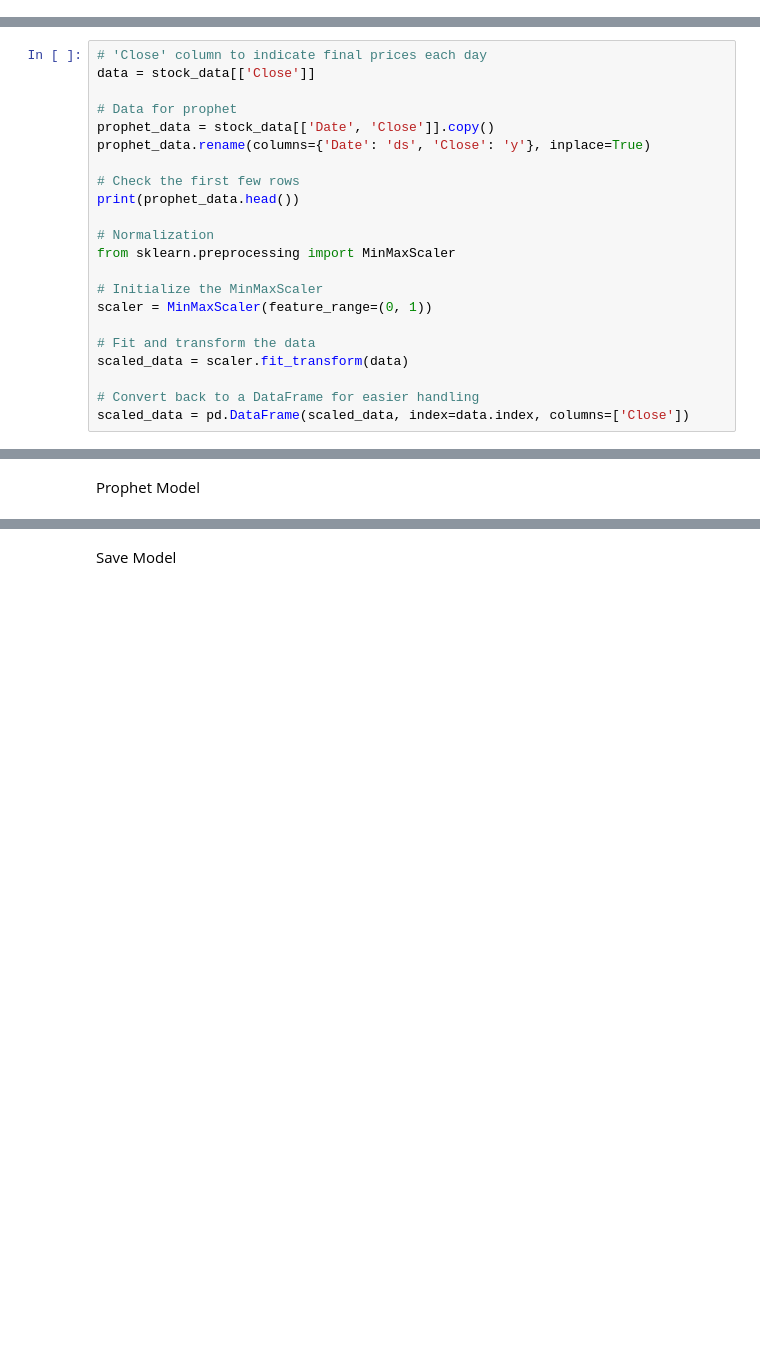
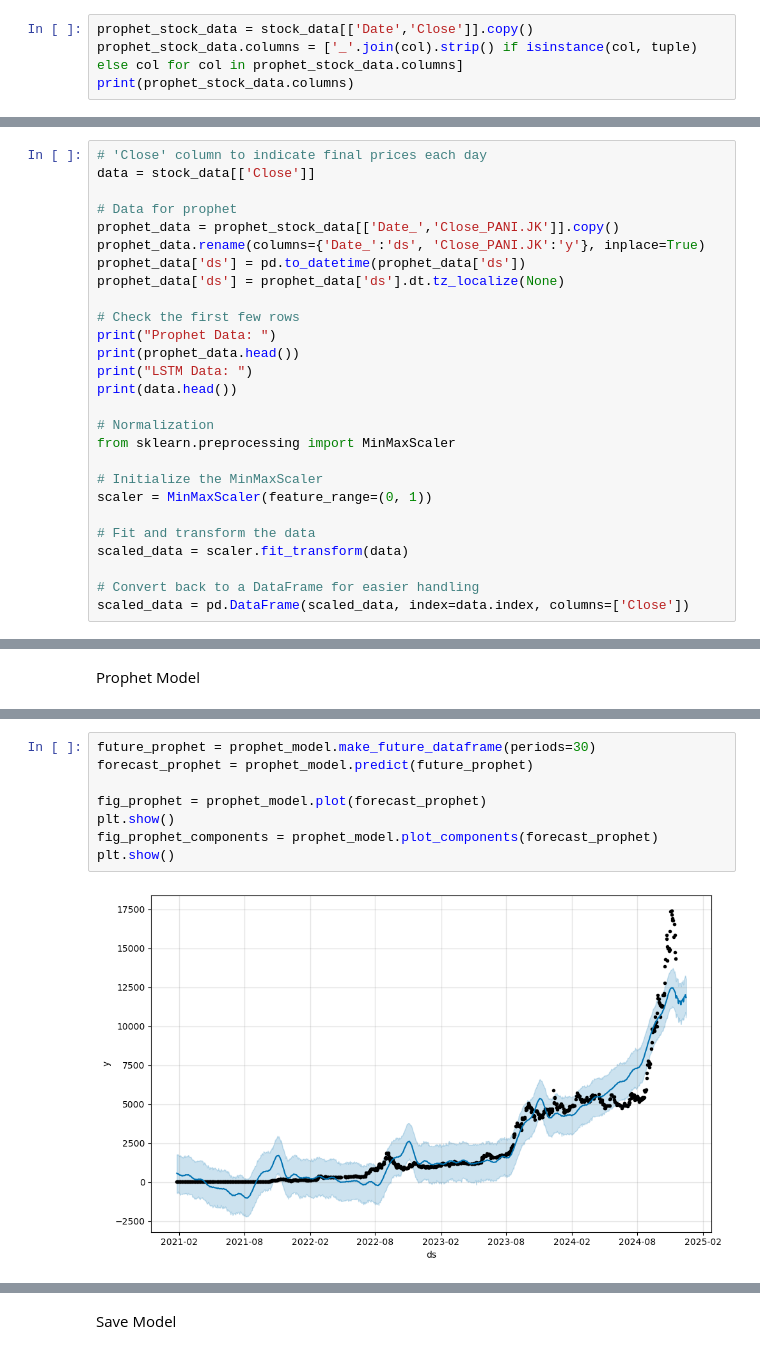
Before and after one commit to Meinya98/Stock-analysis-w-timeseries-model, a Jupyter notebook: models_PANI.ipynb, the cells around one changed output, grey strips where cells are left out. Drawn from its saved outputs; the diff is of its cells as text; blank space fills up the shorter version.

```diff
--- a/models_PANI.ipynb
+++ b/models_PANI.ipynb
@@ -73,0 +85,4 @@ dtype: int64
+# %%
+prophet_stock_data = stock_data[['Date','Close']].copy()
+prophet_stock_data.columns = ['_'.join(col).strip() if isinstance(col, tuple) else col for col in prophet_stock_data.columns]
+print(prophet_stock_data.columns)
@@ -80,11 +97,16 @@ Feature Selection\
 data = stock_data[['Close']]
 
 # Data for prophet
-prophet_data = stock_data[['Date', 'Close']].copy()
-prophet_data.rename(columns={'Date': 'ds', 'Close': 'y'}, inplace=True)
+prophet_data = prophet_stock_data[['Date_','Close_PANI.JK']].copy()
+prophet_data.rename(columns={'Date_':'ds', 'Close_PANI.JK':'y'}, inplace=True)
+prophet_data['ds'] = pd.to_datetime(prophet_data['ds'])
+prophet_data['ds'] = prophet_data['ds'].dt.tz_localize(None)
 
 # Check the first few rows
+print("Prophet Data: ")
 print(prophet_data.head())
+print("LSTM Data: ")
+print(data.head())
 
 # Normalization
 from sklearn.preprocessing import MinMaxScaler
@@ -275,0 +320,10 @@ prophet_model.fit(prophet_data)
+# %%
+future_prophet = prophet_model.make_future_dataframe(periods=30)
+forecast_prophet = prophet_model.predict(future_prophet)
+
+fig_prophet = prophet_model.plot(forecast_prophet)
+plt.show()
+fig_prophet_components = prophet_model.plot_components(forecast_prophet)
+plt.show()
+# %% [output]
+[figure, added]
```
Also changed, not shown: parts of 14 cells of this notebook, 5 other files.
